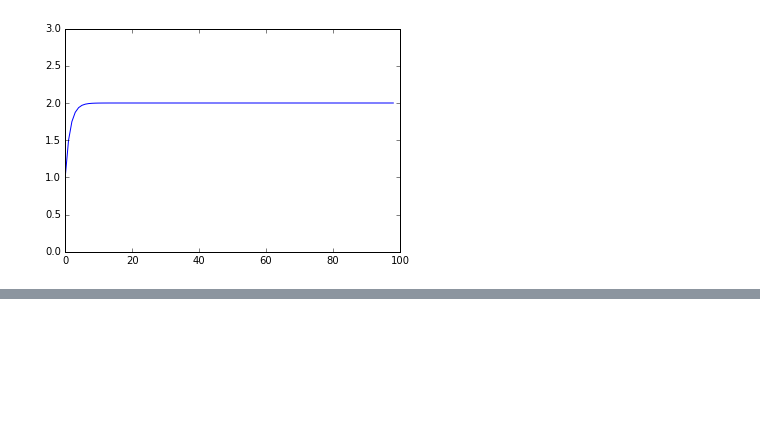
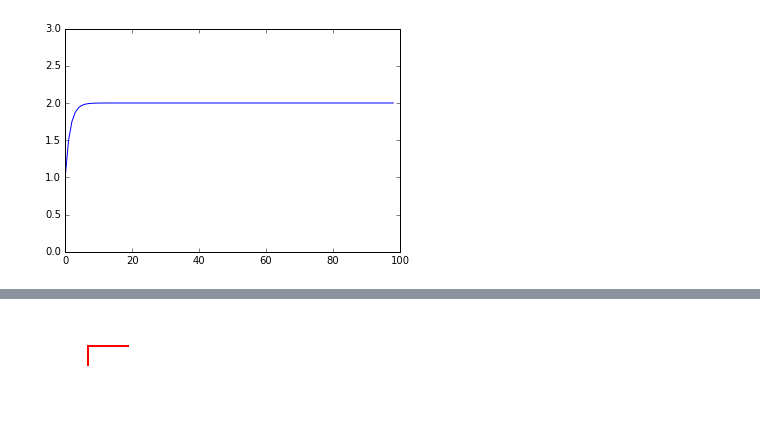
Before and after one commit to jamesdsmith/eecs-day-cs, a Jupyter notebook: EECS Day CS Lab.ipynb, the cells around one changed output, grey strips where cells are left out. Cells and saved outputs as stored; diff of their text form; code cells hidden in the pictures; blank space fills up the shorter version.

```diff
--- a/EECS Day CS Lab.ipynb
+++ b/EECS Day CS Lab.ipynb
@@ -294,0 +310,7 @@ Insert drawing stuff here
+# %%
+# Because we didnt call new_drawing, just draw on top of the old drawing
+turn_right(90)
+forward(40)
+show()
+# %% [output]
+[figure, added]
```
Also changed, not shown: parts of 25 cells of this notebook.
